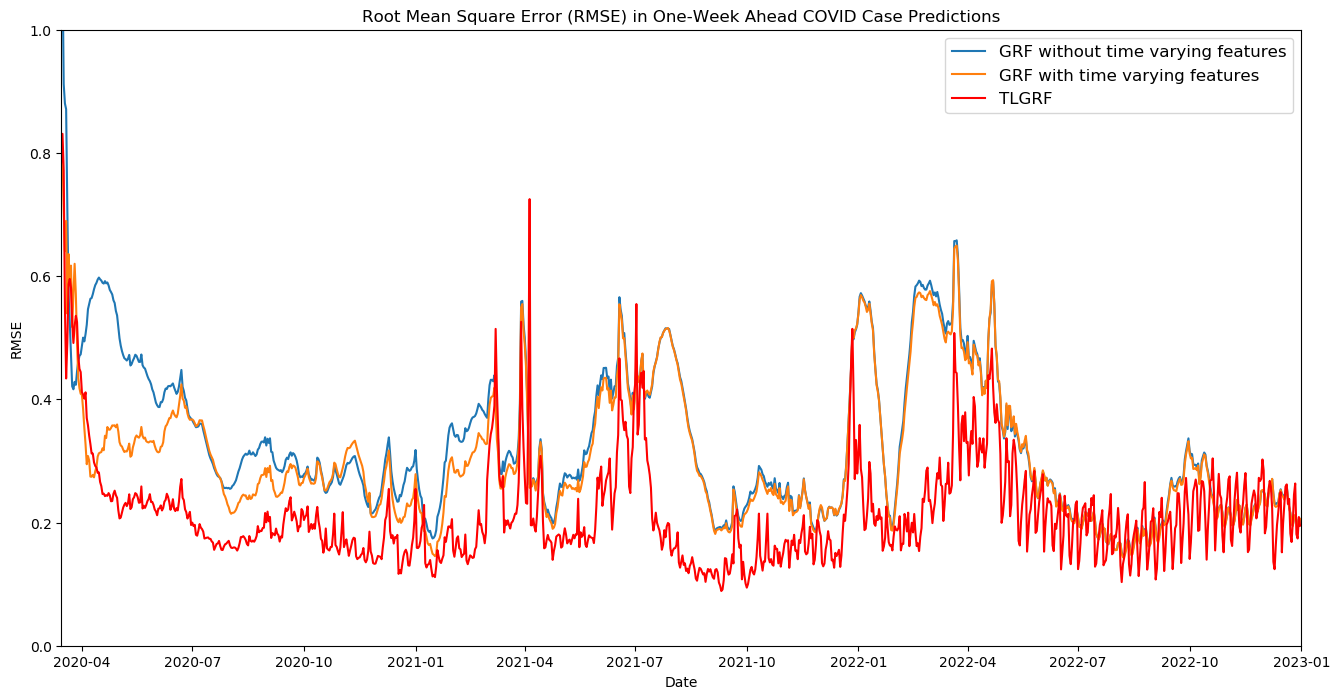
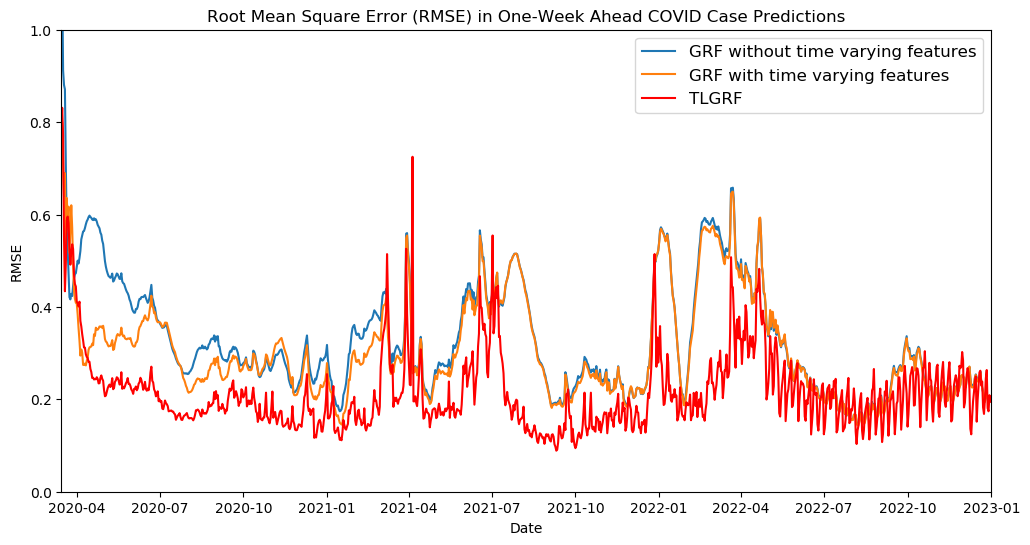
Code edit (unified diff) that turned the first committed figure into the second:
--- before
+++ after
@@ -1,3 +1,3 @@
-plt.figure(figsize=(16,8))
+plt.figure(figsize=(12,6))
 
 #plt.plot(tcv_performance_df["rmse"], label="tcv")
@@ -10,5 +10,5 @@
 plt.plot(RMSE_TLGRF, label="TLGRF", color="red")
 
-plt.legend(fontsize="large")
+plt.legend(loc='upper right', fontsize='large')  # Adjust the bbox_to_anchor to increase the size
 plt.xlabel("Date")
 plt.ylabel("RMSE")

Commit: Re-plot